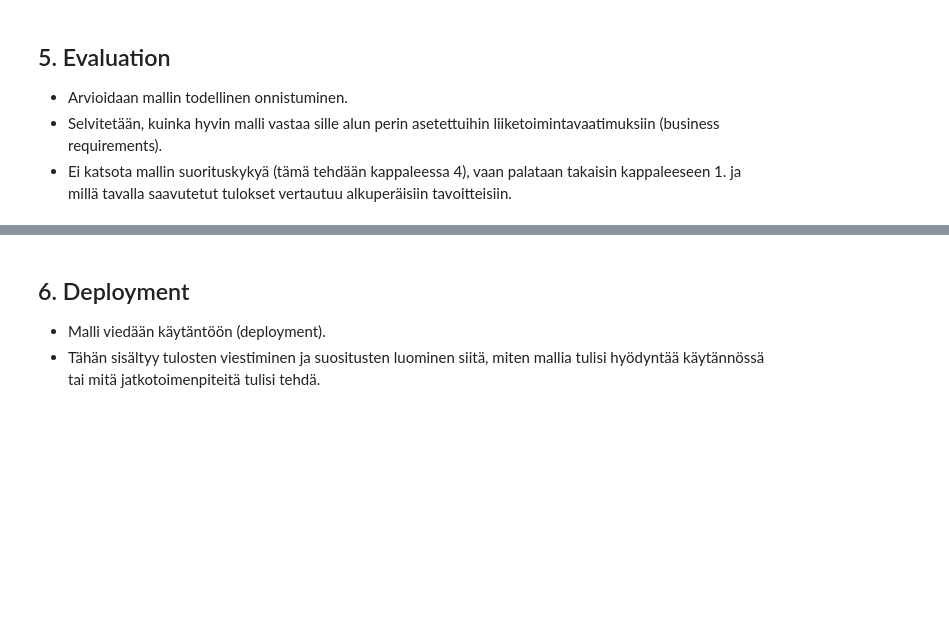
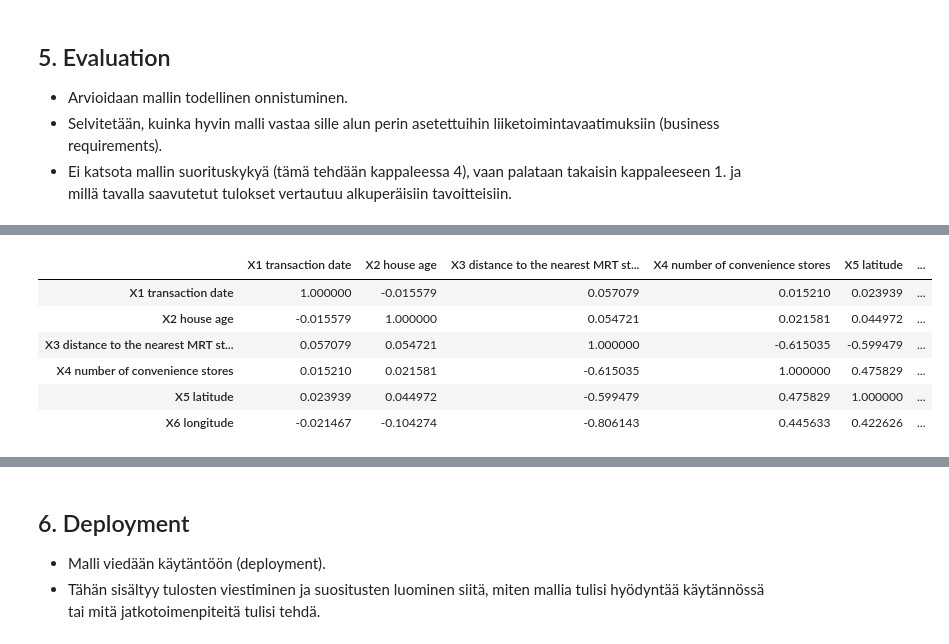
Before and after one commit to mehiis/data-processing-and-machine-learning-metropolia-group7, a Jupyter notebook: assignment-04/assignment-04-linear-and-logistic-regression-models.ipynb, the cells around one changed output, grey strips where cells are left out. Drawn from its saved outputs; the diff is of its cells as text; code cells hidden in the pictures; blank space fills up the shorter version.

```diff
--- a/assignment-04/assignment-04-linear-and-logistic-regression-models.ipynb
+++ b/assignment-04/assignment-04-linear-and-logistic-regression-models.ipynb
@@ -150,0 +231,10 @@ Now we have efficient magnitude on all the values and we are ready to start mode
+# %%
+X_train.corr()
+# %% [output]
+|  | X1 transaction date | X2 house age | X3 distance to the nearest MRT st... | X4 number of convenience stores | X5 latitude | ... |
+| X1 transaction date | 1.000000 | -0.015579 | 0.057079 | 0.015210 | 0.023939 | ... |
+| X2 house age | -0.015579 | 1.000000 | 0.054721 | 0.021581 | 0.044972 | ... |
+| X3 distance to the nearest MRT st... | 0.057079 | 0.054721 | 1.000000 | -0.615035 | -0.599479 | ... |
+| X4 number of convenience stores | 0.015210 | 0.021581 | -0.615035 | 1.000000 | 0.475829 | ... |
+| X5 latitude | 0.023939 | 0.044972 | -0.599479 | 0.475829 | 1.000000 | ... |
+| X6 longitude | -0.021467 | -0.104274 | -0.806143 | 0.445633 | 0.422626 | ... |
```
Also changed, not shown: parts of 21 cells of this notebook.
